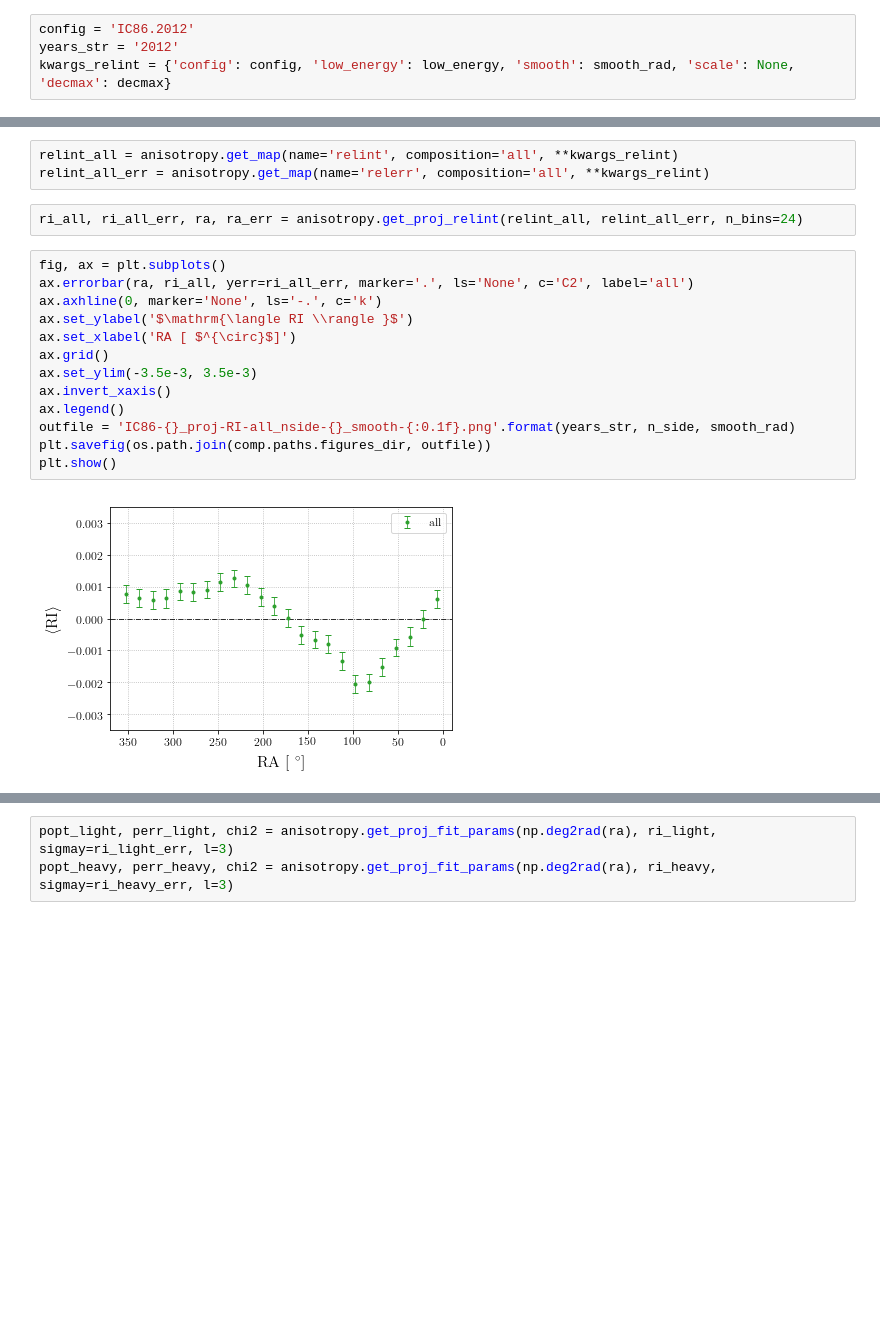
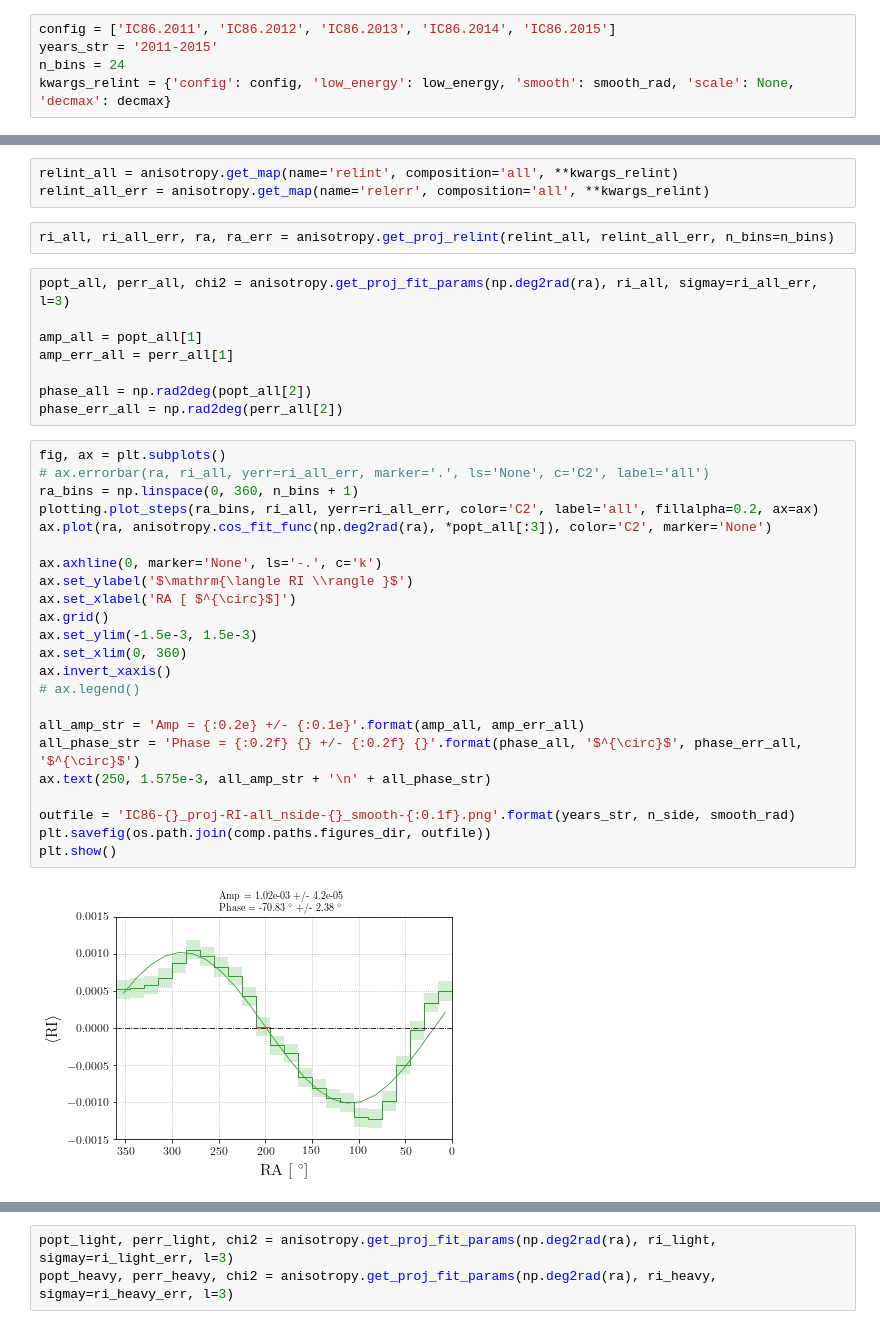
Before and after one commit to jrbourbeau/cr-composition, a Jupyter notebook: notebooks/anisotropy.ipynb, the cells around one changed output, grey strips where cells are left out. Drawn from its saved outputs; the diff is of its cells as text; blank space fills up the shorter version.

```diff
--- a/notebooks/anisotropy.ipynb
+++ b/notebooks/anisotropy.ipynb
@@ -177,8 +248,9 @@ plt.savefig(os.path.join(comp.paths.figures_dir, outfile))
 # Projected relative intensity
 [ [back to top](#top) ]
 # %%
-config = 'IC86.2012'
-years_str = '2012'
+config = ['IC86.2011', 'IC86.2012', 'IC86.2013', 'IC86.2014', 'IC86.2015']
+years_str = '2011-2015'
+n_bins = 24
 kwargs_relint = {'config': config, 'low_energy': low_energy, 'smooth': smooth_rad, 'scale': None, 'decmax': decmax}
 # %%
 n_total = anisotropy.get_num_events(config=config, composition='all', decmax=decmax, low_energy=low_energy)
@@ -194,22 +266,40 @@ print(n_heavy/n_total)
 relint_all = anisotropy.get_map(name='relint', composition='all', **kwargs_relint)
 relint_all_err = anisotropy.get_map(name='relerr', composition='all', **kwargs_relint)
 # %%
-ri_all, ri_all_err, ra, ra_err = anisotropy.get_proj_relint(relint_all, relint_all_err, n_bins=24)
+ri_all, ri_all_err, ra, ra_err = anisotropy.get_proj_relint(relint_all, relint_all_err, n_bins=n_bins)
+# %%
+popt_all, perr_all, chi2 = anisotropy.get_proj_fit_params(np.deg2rad(ra), ri_all, sigmay=ri_all_err, l=3)
+
+amp_all = popt_all[1]
+amp_err_all = perr_all[1]
+
+phase_all = np.rad2deg(popt_all[2])
+phase_err_all = np.rad2deg(perr_all[2])
 # %%
 fig, ax = plt.subplots()
-ax.errorbar(ra, ri_all, yerr=ri_all_err, marker='.', ls='None', c='C2', label='all')
+# ax.errorbar(ra, ri_all, yerr=ri_all_err, marker='.', ls='None', c='C2', label='all')
+ra_bins = np.linspace(0, 360, n_bins + 1)
+plotting.plot_steps(ra_bins, ri_all, yerr=ri_all_err, color='C2', label='all', fillalpha=0.2, ax=ax)
+ax.plot(ra, anisotropy.cos_fit_func(np.deg2rad(ra), *popt_all[:3]), color='C2', marker='None')
+
 ax.axhline(0, marker='None', ls='-.', c='k')
 ax.set_ylabel('$\mathrm{\langle RI \\rangle }$')
 ax.set_xlabel('RA [ $^{\circ}$]')
 ax.grid()
-ax.set_ylim(-3.5e-3, 3.5e-3)
+ax.set_ylim(-1.5e-3, 1.5e-3)
+ax.set_xlim(0, 360)
 ax.invert_xaxis()
-ax.legend()
+# ax.legend()
+
+all_amp_str = 'Amp = {:0.2e} +/- {:0.1e}'.format(amp_all, amp_err_all)
+all_phase_str = 'Phase = {:0.2f} {} +/- {:0.2f} {}'.format(phase_all, '$^{\circ}$', phase_err_all, '$^{\circ}$')
+ax.text(250, 1.575e-3, all_amp_str + '\n' + all_phase_str)
+
 outfile = 'IC86-{}_proj-RI-all_nside-{}_smooth-{:0.1f}.png'.format(years_str, n_side, smooth_rad)
 plt.savefig(os.path.join(comp.paths.figures_dir, outfile))
 plt.show()
 # %% [output]
-[figure, old version]
+[figure, new version]
 # %%
 relint_light = anisotropy.get_map(name='relint', composition='light', **kwargs_relint)
 relint_light_err = anisotropy.get_map(name='relerr', composition='light', **kwargs_relint)
```
Also changed, not shown: parts of 25 cells of this notebook, 30 other files.
